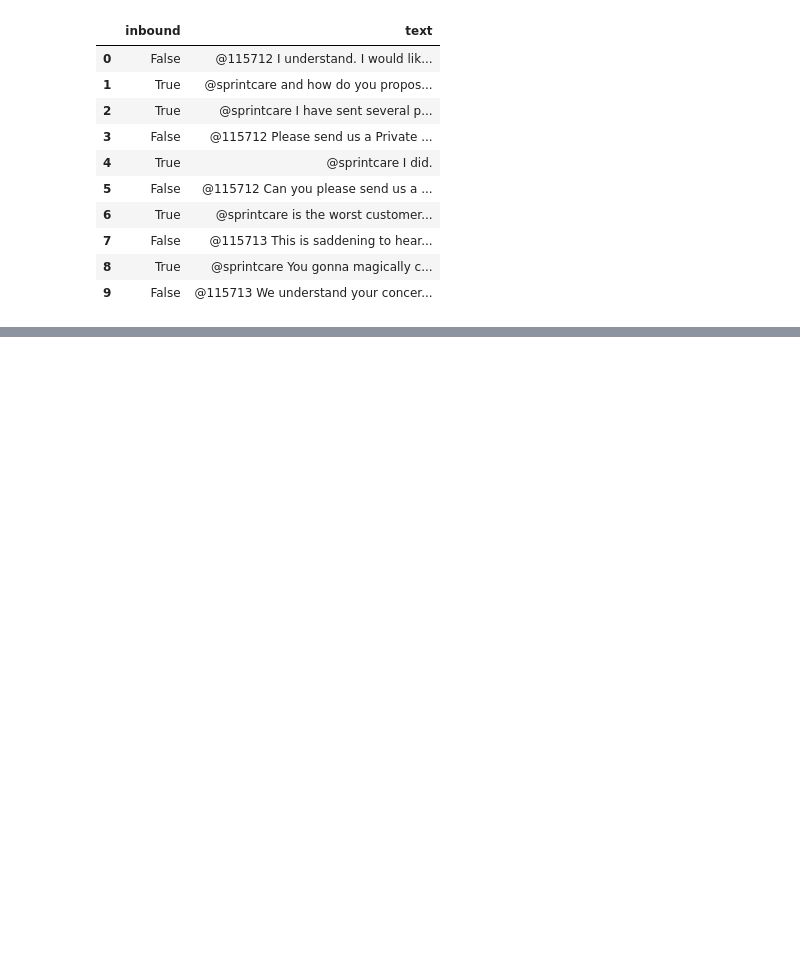
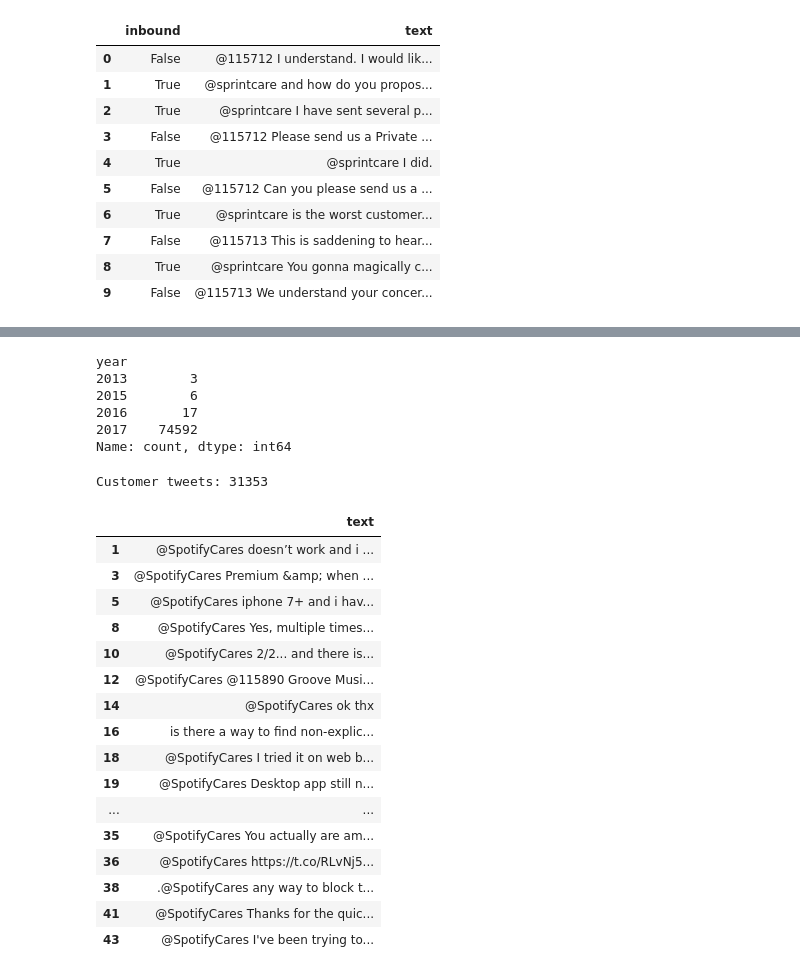
Before and after one commit to Arbaz1506/nectar-intelligence-agent, a Jupyter notebook: notebooks/01_dataset_exploration.ipynb, the cells around one changed output, grey strips where cells are left out. Cells and saved outputs as stored; diff of their text form; code cells hidden in the pictures; blank space fills up the shorter version.

```diff
--- a/notebooks/01_dataset_exploration.ipynb
+++ b/notebooks/01_dataset_exploration.ipynb
@@ -69,0 +145,36 @@ df[["inbound", "text"]]
+# %%
+spotify_df["year"] = spotify_df["created_at"].dt.year
+
+spotify_df["year"].value_counts().sort_index()
+# %% [output]
+year
+2013        3
+2015        6
+2016       17
+2017    74592
+Name: count, dtype: int64
+# %%
+customer_tweets = spotify_df[spotify_df["inbound"] == True].copy()
+
+print("Customer tweets:", len(customer_tweets))
+
+customer_tweets[["text"]].head(20)
+# %% [output]
+Customer tweets: 31353
+|  | text |
+| 1 | @SpotifyCares doesn’t work and i ... |
+| 3 | @SpotifyCares Premium &amp; when ... |
+| 5 | @SpotifyCares iphone 7+ and i hav... |
+| 8 | @SpotifyCares Yes, multiple times... |
+| 10 | @SpotifyCares 2/2... and there is... |
+| 12 | @SpotifyCares @115890 Groove Musi... |
+| 14 | @SpotifyCares ok thx |
+| 16 | is there a way to find non-explic... |
+| 18 | @SpotifyCares I tried it on web b... |
+| 19 | @SpotifyCares Desktop app still n... |
+| ... | ... |
+| 35 | @SpotifyCares You actually are am... |
+| 36 | @SpotifyCares https://t.co/RLvNj5... |
+| 38 | .@SpotifyCares any way to block t... |
+| 41 | @SpotifyCares Thanks for the quic... |
+| 43 | @SpotifyCares I've been trying to... |
```
Also changed, not shown: parts of 13 cells of this notebook.
